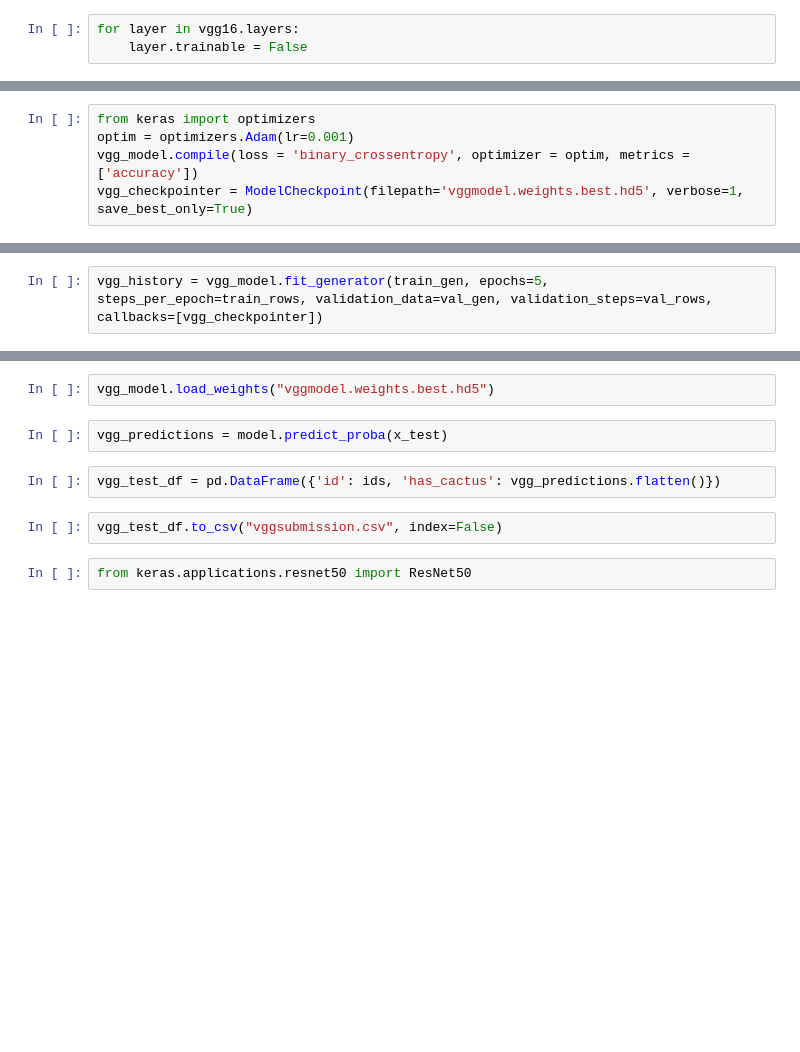
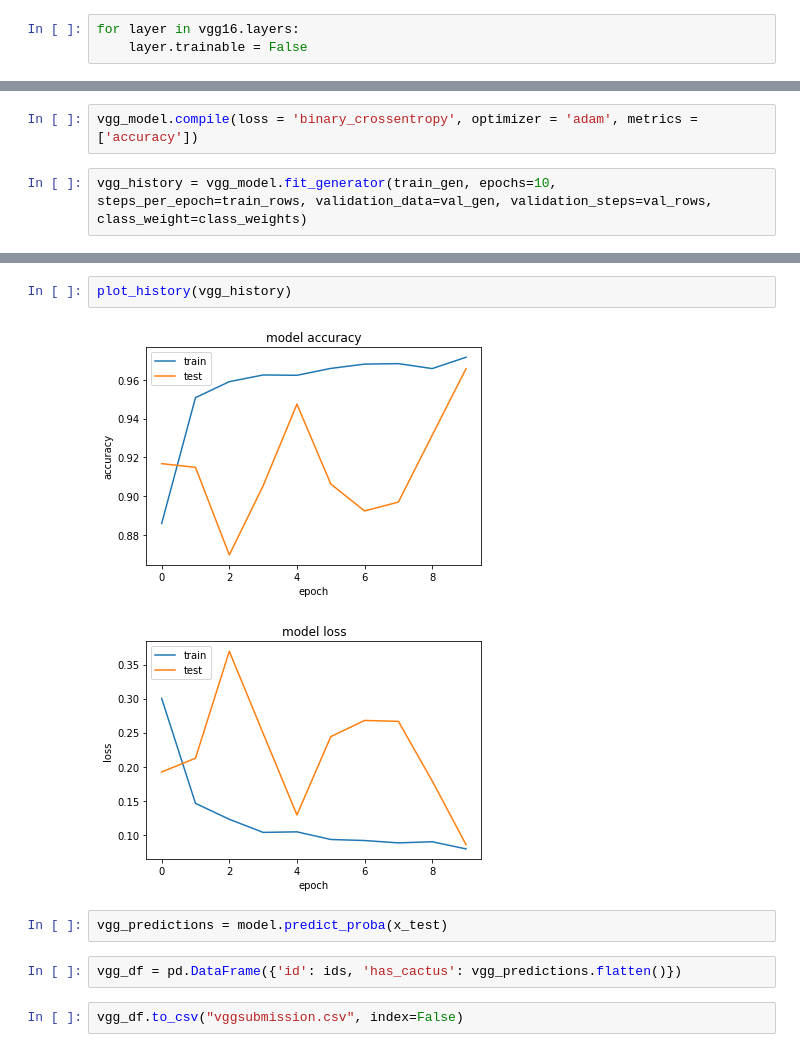
Before and after one commit to tilaprimera/Aerial-Cactus-Identification, a Jupyter notebook: aerial_cactus_identify.ipynb, the cells around one changed output, grey strips where cells are left out. Cells and saved outputs as stored; diff of their text form; blank space fills up the shorter version.

Commit message:
refactor: run all cells for all model

```diff
--- a/aerial_cactus_identify.ipynb
+++ b/aerial_cactus_identify.ipynb
@@ -353,8 +397,3 @@ Total params: 14,880,577
 Trainable params: 165,121
 Non-trainable params: 14,715,456
 _________________________________________________________________
-# %%
-from keras import optimizers
-optim = optimizers.Adam(lr=0.001)
-vgg_model.compile(loss = 'binary_crossentropy', optimizer = optim, metrics = ['accuracy'])
-vgg_checkpointer = ModelCheckpoint(filepath='vggmodel.weights.best.hd5', verbose=1, save_best_only=True)
@@ -376,3 +400,5 @@ vgg_checkpointer = ModelCheckpoint(filepath='vggmodel.weights.best.hd5', verbose
+# %%
+vgg_model.compile(loss = 'binary_crossentropy', optimizer = 'adam', metrics = ['accuracy'])
 # %%
-vgg_history = vgg_model.fit_generator(train_gen, epochs=5, steps_per_epoch=train_rows, validation_data=val_gen, validation_steps=val_rows, callbacks=[vgg_checkpointer])
+vgg_history = vgg_model.fit_generator(train_gen, epochs=10, steps_per_epoch=train_rows, validation_data=val_gen, validation_steps=val_rows, class_weight=class_weights)
 # %% [output]
@@ -399,10 +425,11 @@ Epoch 00005: val_loss did not improve from 0.12426
-# %%
-vgg_model.load_weights("vggmodel.weights.best.hd5")
+# %%
+plot_history(vgg_history)
+# %% [output]
+[figure, added]
+[figure, added]
 # %%
 vgg_predictions = model.predict_proba(x_test)
 # %%
-vgg_test_df = pd.DataFrame({'id': ids, 'has_cactus': vgg_predictions.flatten()})
+vgg_df = pd.DataFrame({'id': ids, 'has_cactus': vgg_predictions.flatten()})
 # %%
-vgg_test_df.to_csv("vggsubmission.csv", index=False)
+vgg_df.to_csv("vggsubmission.csv", index=False)
-# %%
-from keras.applications.resnet50 import ResNet50
```
Also changed, not shown: parts of 37 cells of this notebook.
